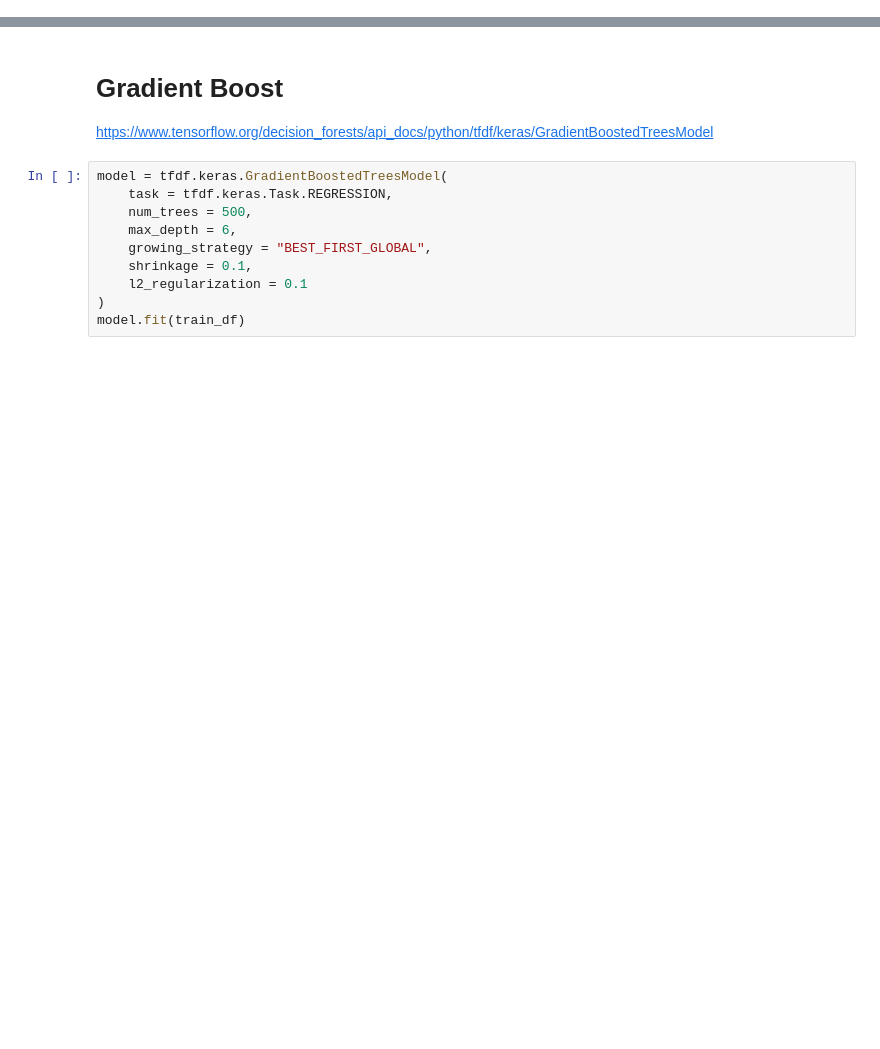
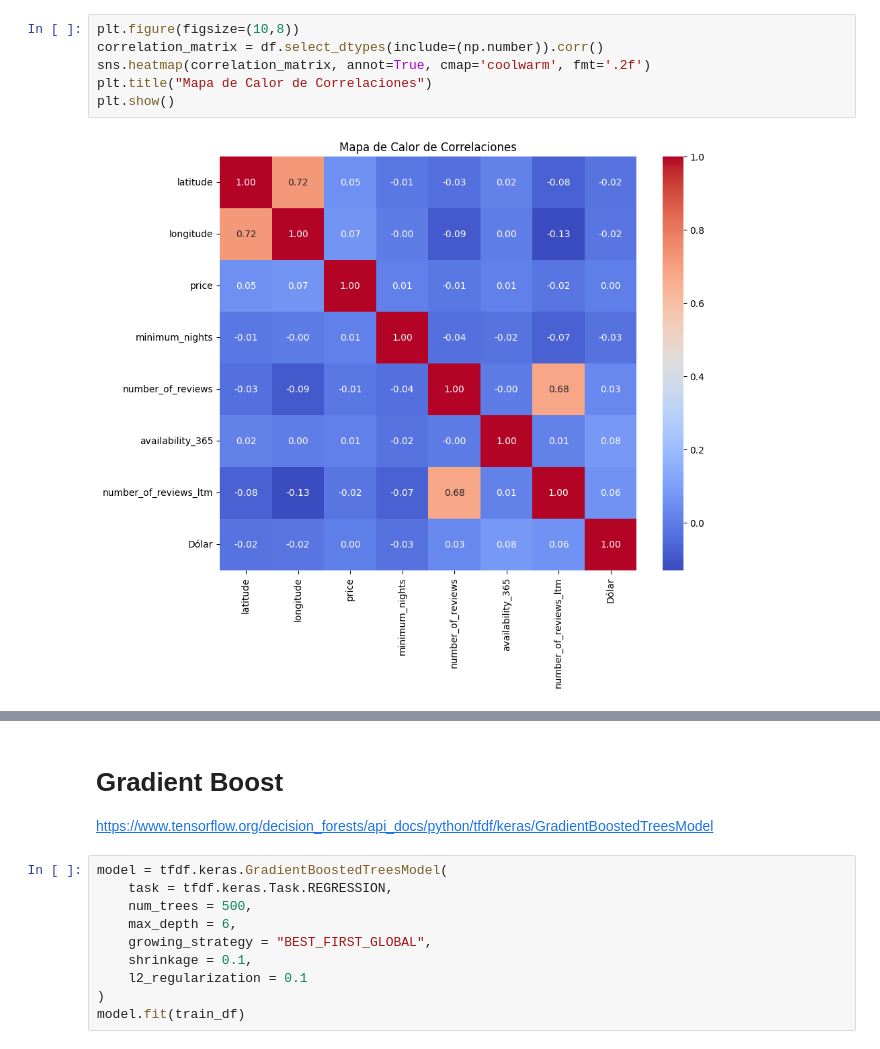
Before and after one commit to branxeto/TareaDataSciene, a Jupyter notebook: Model.ipynb, the cells around one changed output, grey strips where cells are left out. Saved outputs shown, nothing was run; the diff lists cells and outputs as text; blank space fills up the shorter version.

```diff
--- a/Model.ipynb
+++ b/Model.ipynb
@@ -42,0 +150,8 @@ len(test_df)
+# %%
+plt.figure(figsize=(10,8))
+correlation_matrix = df.select_dtypes(include=(np.number)).corr()
+sns.heatmap(correlation_matrix, annot=True, cmap='coolwarm', fmt='.2f')
+plt.title("Mapa de Calor de Correlaciones")
+plt.show()
+# %% [output]
+[figure, added]
```
Also changed, not shown: parts of 18 cells of this notebook, 1 other file.
